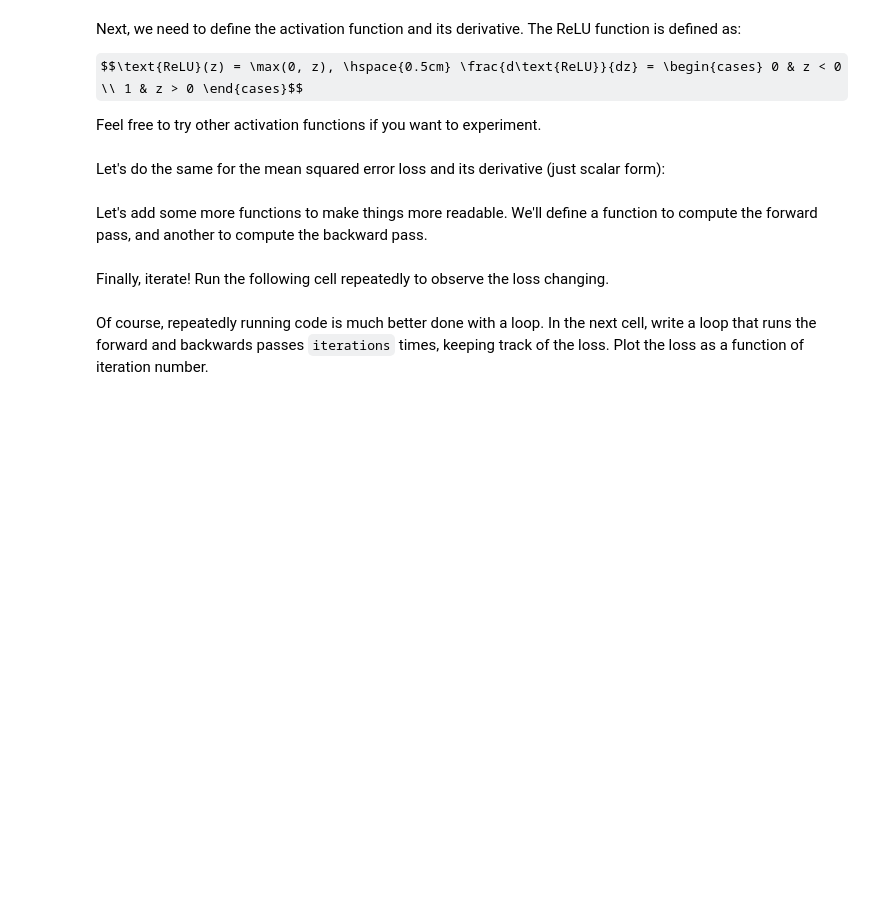
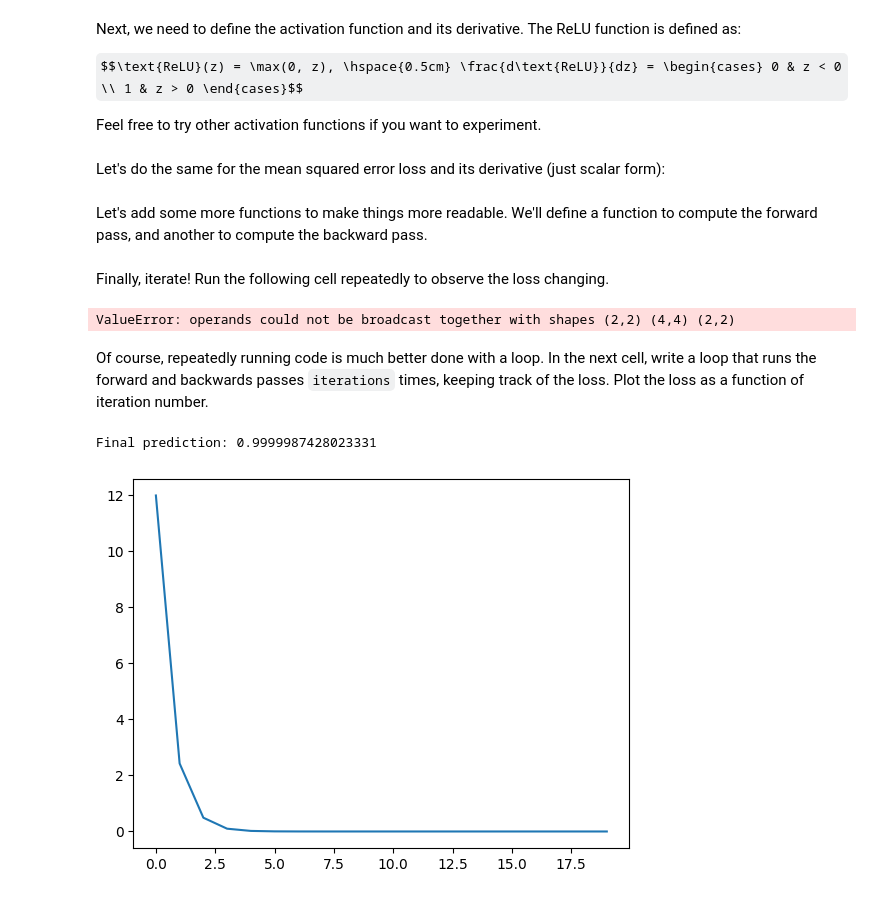
Before and after one commit to MRU-COMP4630/w24, a Jupyter notebook: week4/tutorial/nn_from_scratch.ipynb, the cells around one changed output. Saved outputs shown, nothing was run; the diff lists cells and outputs as text; code cells hidden in the pictures; some formulas as TeX source; blank space fills up the shorter version.

```diff
--- a/week4/tutorial/nn_from_scratch.ipynb
+++ b/week4/tutorial/nn_from_scratch.ipynb
@@ -87,25 +86,36 @@ def backward(x, y, y_hat, w1, w2, eta):
-# %%
-# re-initialize weights
-w1 = np.array([[-0.78, 0.13], [0.85, 0.23]])
-w2 = np.array([1.8, 0.40])
+# %%
+def step(w1, w2, w1_partials, w2_partials, eta):
+    w1 -= eta * w1_partials
+    w2 -= eta * w2_partials
 # %% [markdown]
 Finally, iterate! Run the following cell repeatedly to observe the loss changing.
-# %%
-w1, w2 = backward(x, y, y_hat, w1, w2, eta)
-y_hat = forward(x, w1, w2)
-L(y_hat, y)
+# %%
+
+x = np.array([[2, 3],[3, 4]])
+y = np.array([1,0])
+
+y_hat = forward(x, w1, w2)
+w1_partials, w2_partials = backward(x, y, y_hat, w1)
+step(w1, w2, w1_partials, w2_partials, eta)
+L(y_hat, y)
+# %% [output]
+ValueError: operands could not be broadcast together with shapes (2,2) (4,4) (2,2)
 # %% [markdown]
 Of course, repeatedly running code is much better done with a loop. In the next cell, write a loop that runs the forward and backwards passes `iterations` times, keeping track of the loss. Plot the loss as a function of iteration number.
 # %%
 # re-initialize weights
-w1 = np.array([[-0.78, 0.13], [0.85, 0.23]])
-w2 = np.array([1.8, 0.40])
+w1 = np.random.randn(2,2)
+w2 = np.random.randn(2)
 
 loss = np.zeros(iterations)
 for i in range(iterations):
     y_hat = forward(x, w1, w2)
     loss[i] = L(y_hat, y)
-    w1, w2 = backward(x, y, y_hat, w1, w2, eta)
+    w1_partials, w2_partials = backward(x, y, y_hat, w1)
+    step(w1, w2, w1_partials, w2_partials, eta)
 
 plt.plot(loss)
 print("Final prediction:", y_hat)
+# %% [output]
+Final prediction: 0.9999987428023331
+[figure, added]
```
Also changed, not shown: parts of 5 cells of this notebook, 1 other file.
